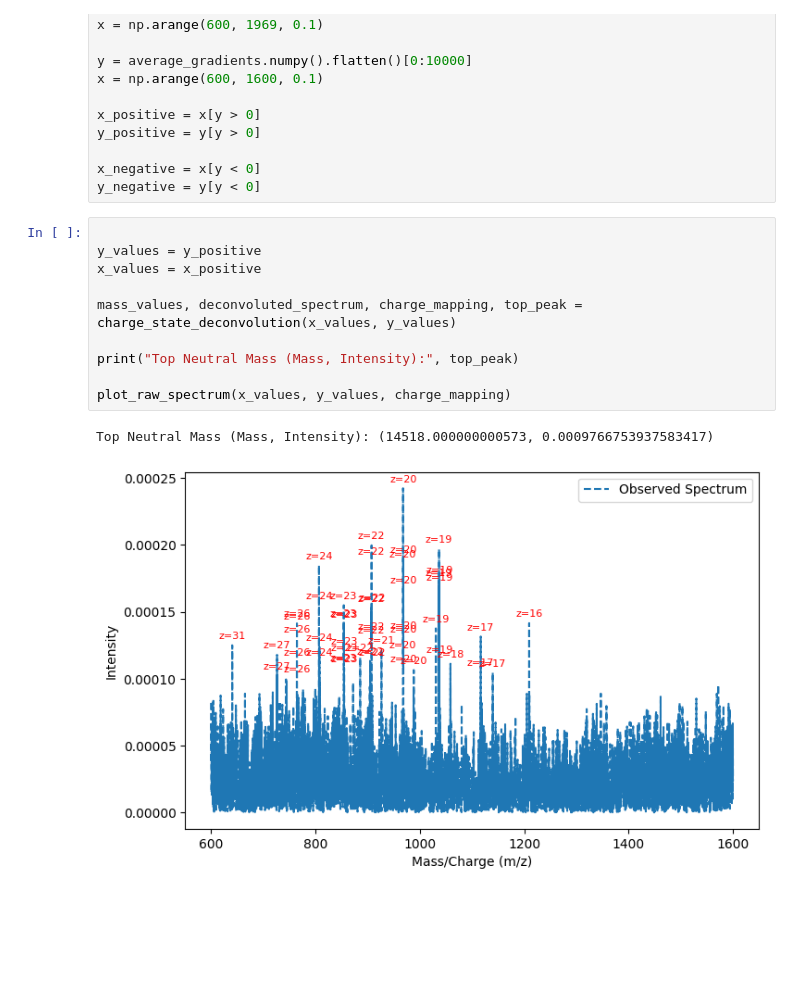
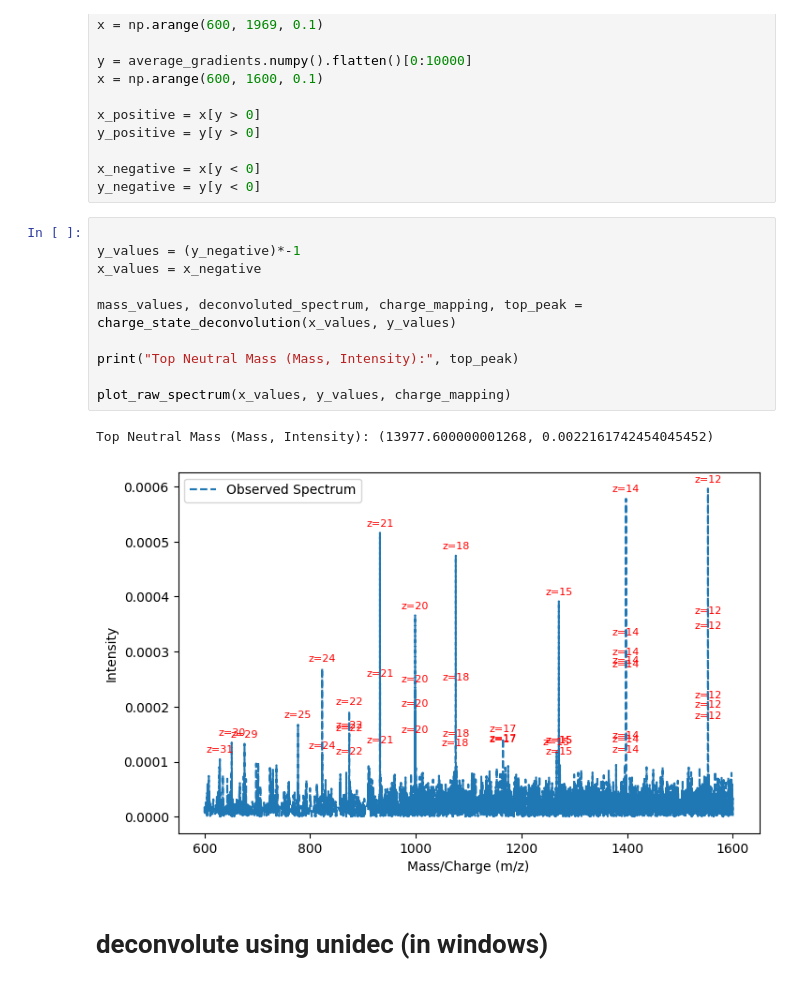
Before and after one commit to benjaminnigjeh/keyProteoforms, a Jupyter notebook: explainableAI.ipynb, the cells around one changed output. Drawn from its saved outputs; the diff is of its cells as text; blank space fills up the shorter version.

```diff
--- a/explainableAI.ipynb
+++ b/explainableAI.ipynb
@@ -247,14 +250,16 @@ x_negative = x[y < 0]
 y_negative = y[y < 0]
 # %%
 
-y_values = y_positive
-x_values = x_positive
+y_values = (y_negative)*-1
+x_values = x_negative
 
 mass_values, deconvoluted_spectrum, charge_mapping, top_peak = charge_state_deconvolution(x_values, y_values)
 
 print("Top Neutral Mass (Mass, Intensity):", top_peak)
 
 plot_raw_spectrum(x_values, y_values, charge_mapping)
 # %% [output]
-Top Neutral Mass (Mass, Intensity): (14518.000000000573, 0.0009766753937583417)
+Top Neutral Mass (Mass, Intensity): (13977.600000001268, 0.0022161742454045452)
-[figure, old version]
+[figure, new version]
+# %% [markdown]
+# deconvolute using unidec (in windows)
```
Also changed, not shown: parts of 2 cells of this notebook.
